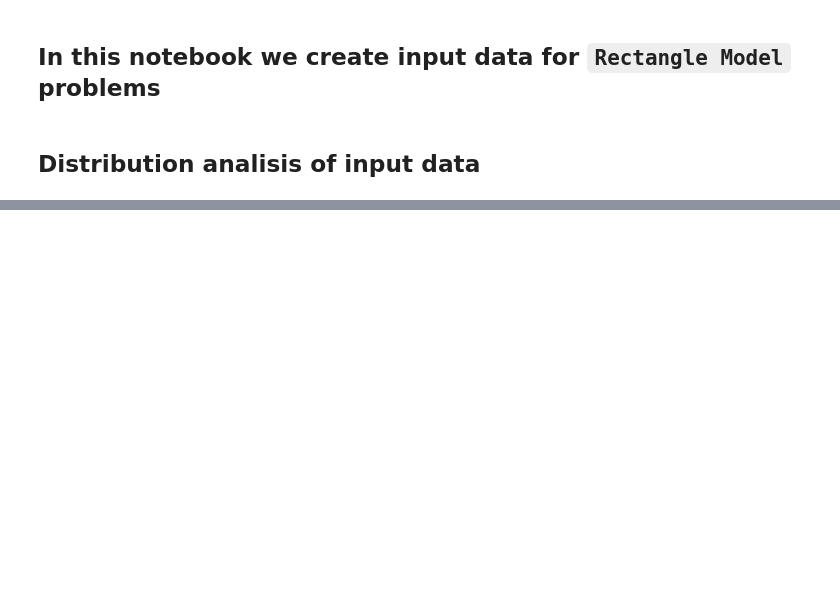
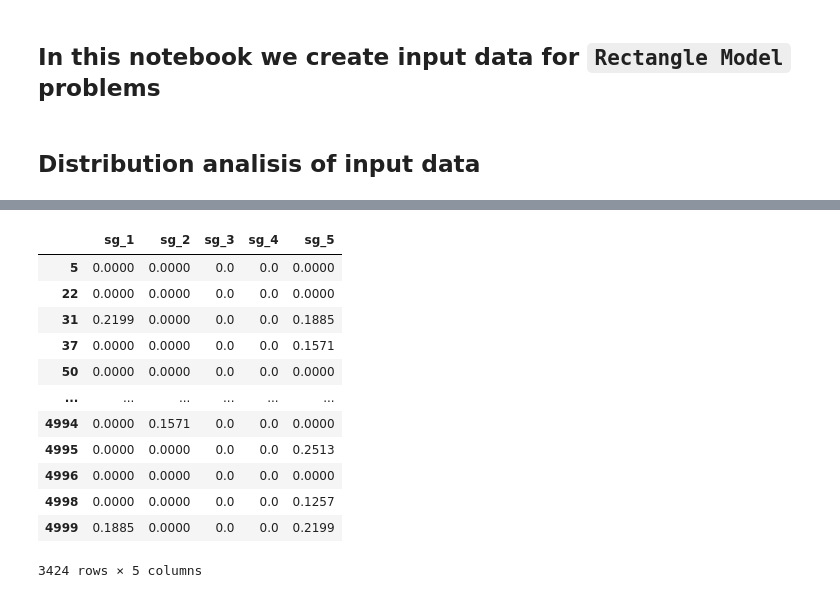
Before and after one commit to DthRazak/Dissipative-Acoustic, a Jupyter notebook: Master-Thesis/RectangleGenerator.ipynb, the cells around one changed output, grey strips where cells are left out. Drawn from its saved outputs; the diff is of its cells as text; code cells hidden in the pictures; blank space fills up the shorter version.

```diff
--- a/Master-Thesis/RectangleGenerator.ipynb
+++ b/Master-Thesis/RectangleGenerator.ipynb
@@ -94,3 +94,19 @@ profile = ProfileReport(df, title="Profiling Report")
 profile.to_notebook_iframe()
 # %% [output]
 [interactive output not drawn]
+# %%
+df[df.duplicated()]
+# %% [output]
+|  | sg_1 | sg_2 | sg_3 | sg_4 | sg_5 |
+| 5 | 0.0000 | 0.0000 | 0.0 | 0.0 | 0.0000 |
+| 22 | 0.0000 | 0.0000 | 0.0 | 0.0 | 0.0000 |
+| 31 | 0.2199 | 0.0000 | 0.0 | 0.0 | 0.1885 |
+| 37 | 0.0000 | 0.0000 | 0.0 | 0.0 | 0.1571 |
+| 50 | 0.0000 | 0.0000 | 0.0 | 0.0 | 0.0000 |
+| ... | ... | ... | ... | ... | ... |
+| 4994 | 0.0000 | 0.1571 | 0.0 | 0.0 | 0.0000 |
+| 4995 | 0.0000 | 0.0000 | 0.0 | 0.0 | 0.2513 |
+| 4996 | 0.0000 | 0.0000 | 0.0 | 0.0 | 0.0000 |
+| 4998 | 0.0000 | 0.0000 | 0.0 | 0.0 | 0.1257 |
+| 4999 | 0.1885 | 0.0000 | 0.0 | 0.0 | 0.2199 |
+3424 rows × 5 columns
```
Also changed, not shown: parts of 4 cells of this notebook, 2 other files.
